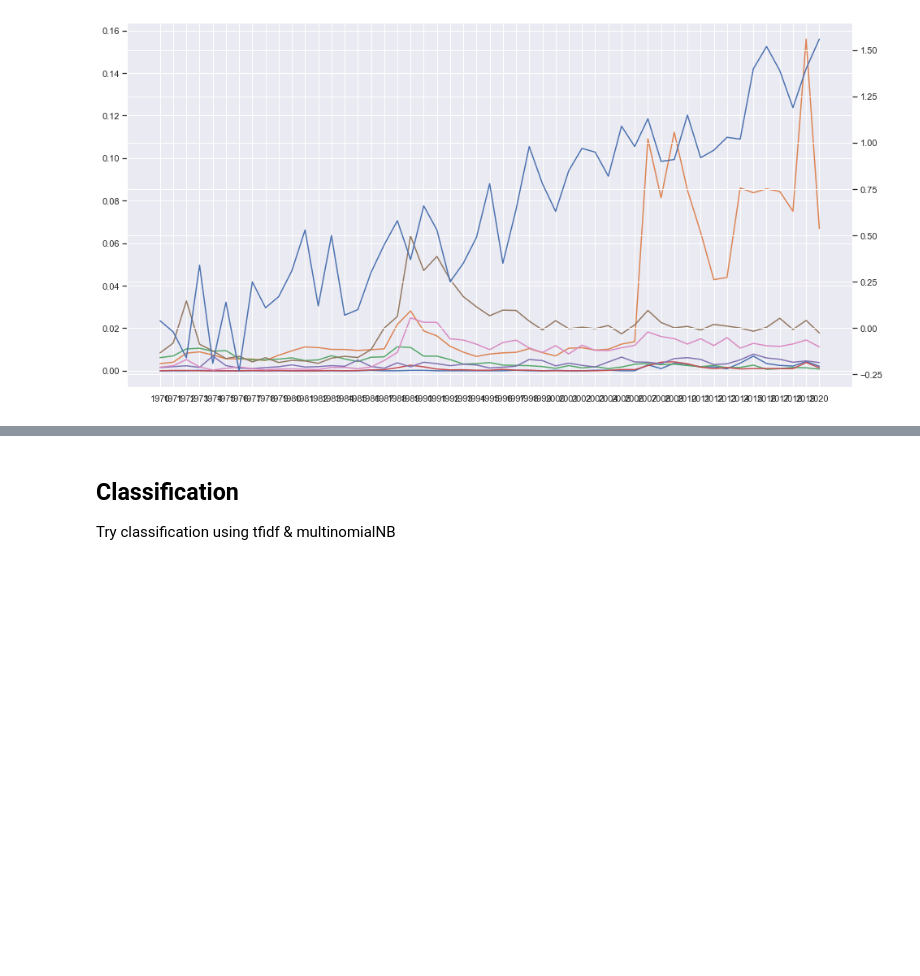
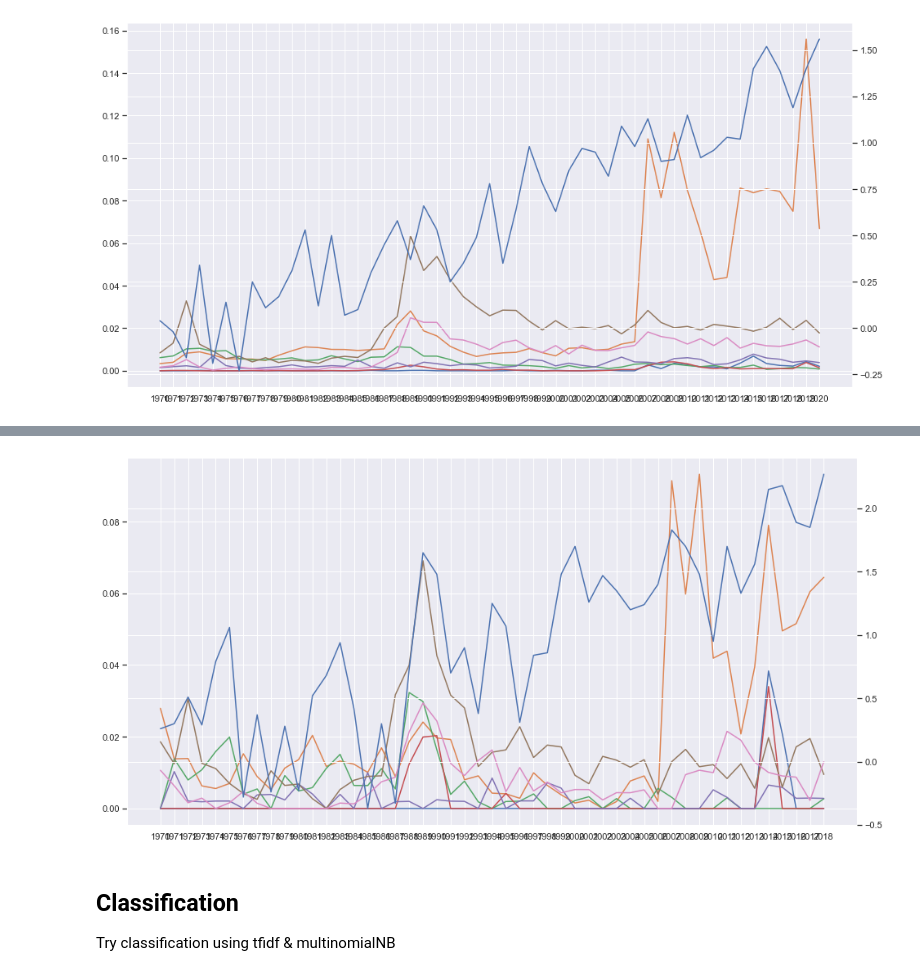
Before and after one commit to agnivchtj/UN-Debate-Corpus, a Jupyter notebook: UN Debates, World Happiness and International Trade.ipynb, the cells around one changed output, grey strips where cells are left out. Saved outputs shown, nothing was run; the diff lists cells and outputs as text; code cells hidden in the pictures; blank space fills up the shorter version.

Commit message:
Finished exploratory research: specific to Europe

```diff
--- a/UN Debates, World Happiness and International Trade.ipynb
+++ b/UN Debates, World Happiness and International Trade.ipynb
@@ -258,0 +413,3 @@ plt.show()
+# %%
+temperature_df_eu = pd.read_excel('Europe_temp_data.xlsx').set_index('Year')
+temperature_df_eu
@@ -259,3 +435,14 @@ plt.show()
+# %%
+fig, ax = plt.subplots()
+ax.plot(filtered_freq_df_eu.T[:-2])
+ax2 = ax.twinx()
+ax2.plot(temperature_df_eu.values)
+# temperature_df.plot(legend=False)
+# ax.figure.legend()
+plt.box(False)
+plt.show()
+# %% [output]
+[figure, added]
 # %% [markdown]
 ## Classification
 
```
Also changed, not shown: parts of 13 cells of this notebook, 4 other files.
